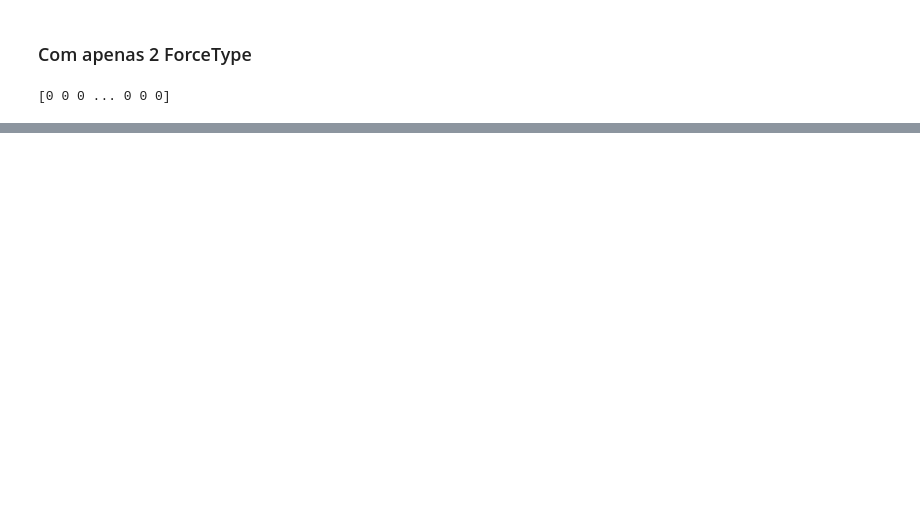
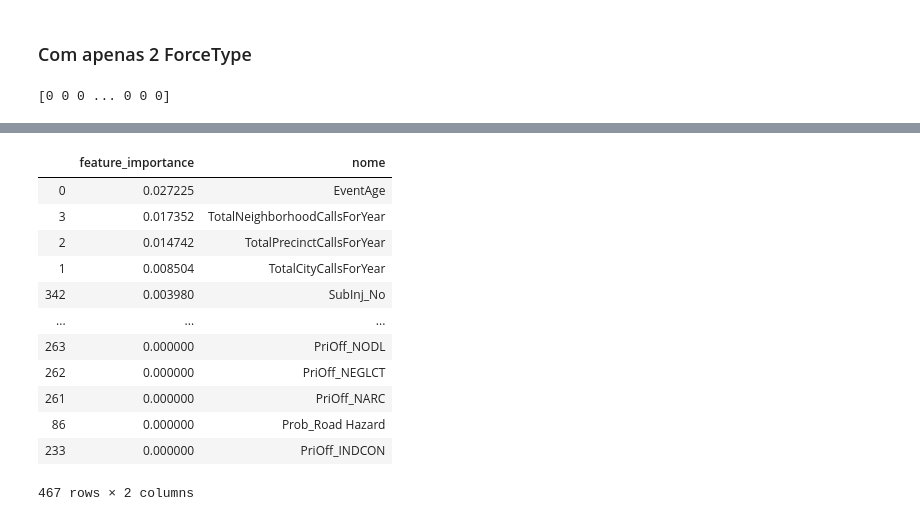
Before and after one commit to ivanabb2/CDados-Projeto-2, a Jupyter notebook: archive/use_of_force_read.ipynb, the cells around one changed output, grey strips where cells are left out. Cells and saved outputs as stored; diff of their text form; code cells hidden in the pictures; blank space fills up the shorter version.

```diff
--- a/archive/use_of_force_read.ipynb
+++ b/archive/use_of_force_read.ipynb
@@ -850,0 +888,20 @@ feat importance = [2.73169302e-02 7.73190241e-03 1.62441023e-02 1.72636881e-02
+# %%
+# Fazendo um novo data frame com o nome das colunas e suas respectivas importâncias
+df2= pd.DataFrame()
+df2['feature_importance'] = feat_importance
+df2['nome'] = police4.columns[1:]
+df2.sort_values(by = 'feature_importance', ascending = False)
+# %% [output]
+|  | feature_importance | nome |
+| 0 | 0.027225 | EventAge |
+| 3 | 0.017352 | TotalNeighborhoodCallsForYear |
+| 2 | 0.014742 | TotalPrecinctCallsForYear |
+| 1 | 0.008504 | TotalCityCallsForYear |
+| 342 | 0.003980 | SubInj_No |
+| ... | ... | ... |
+| 263 | 0.000000 | PriOff_NODL |
+| 262 | 0.000000 | PriOff_NEGLCT |
+| 261 | 0.000000 | PriOff_NARC |
+| 86 | 0.000000 | Prob_Road Hazard |
+| 233 | 0.000000 | PriOff_INDCON |
+467 rows × 2 columns
```
Also changed, not shown: parts of 7 cells of this notebook.
